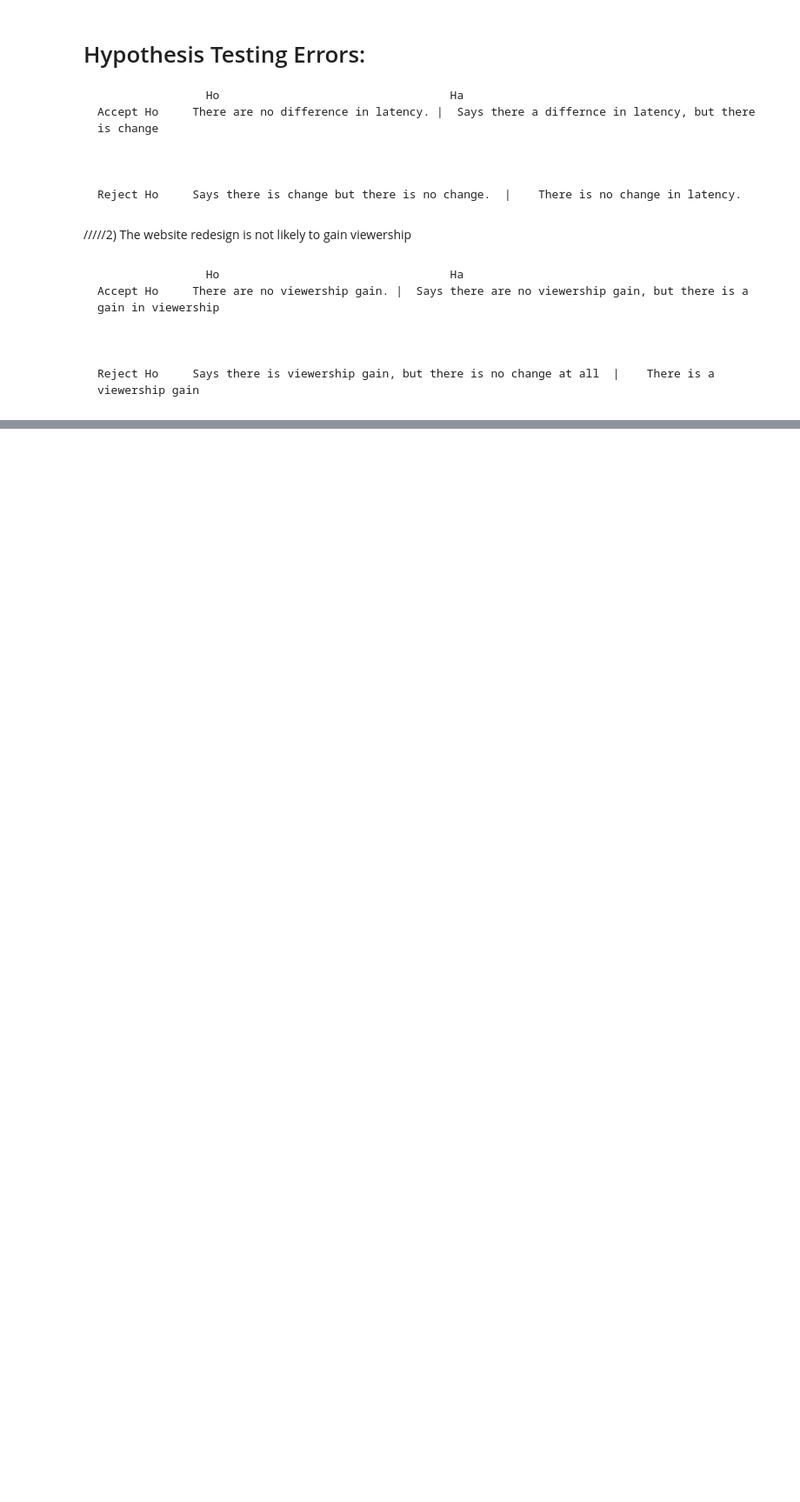
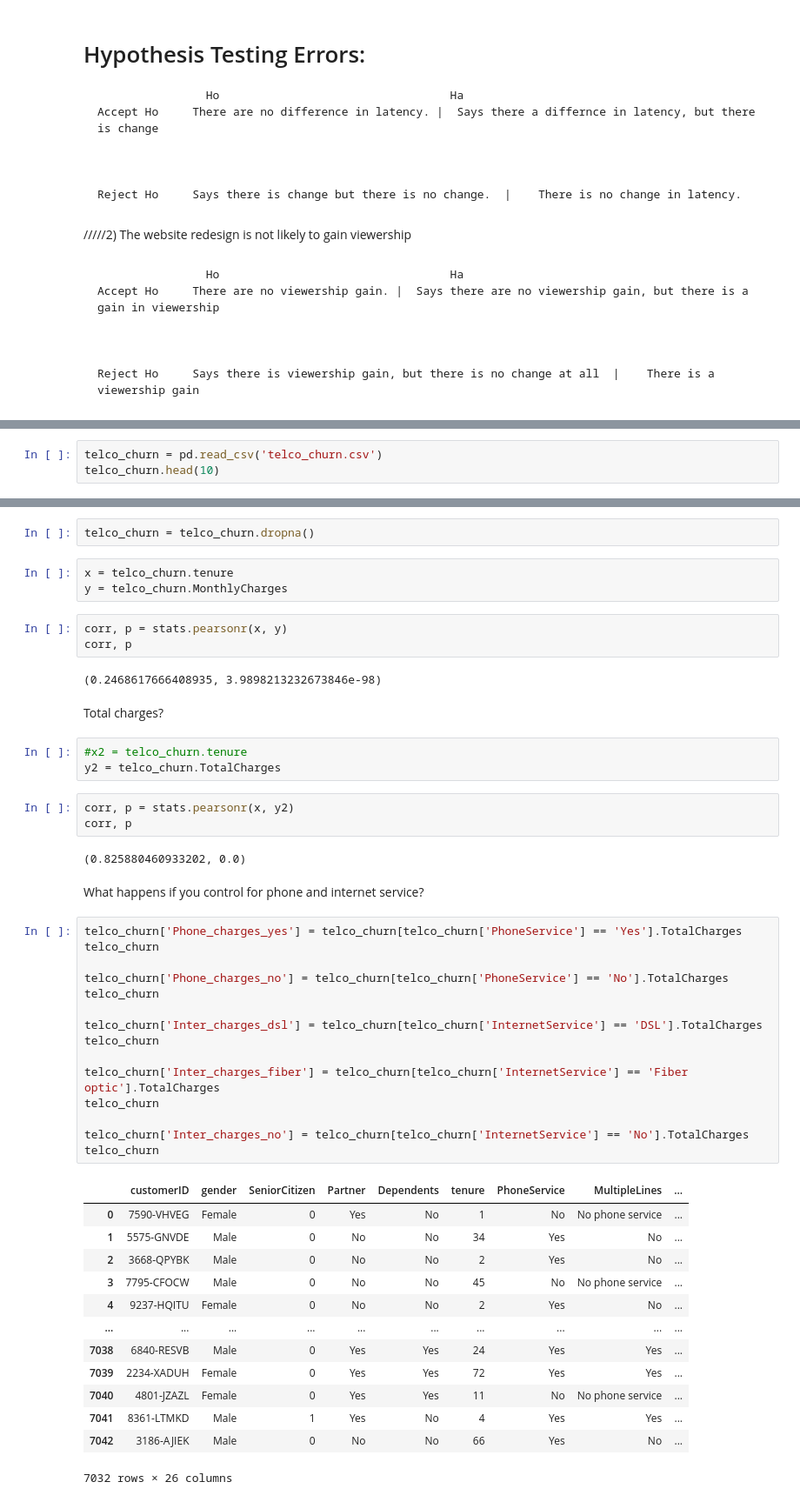
Before and after one commit to PGuajardo/statistics-exercises, a Jupyter notebook: hypothesis_testing.ipynb, the cells around one changed output, grey strips where cells are left out. Shown at 87% size. Drawn from its saved outputs; the diff is of its cells as text; blank space fills up the shorter version.

```diff
--- a/hypothesis_testing.ipynb
+++ b/hypothesis_testing.ipynb
@@ -56,0 +316,3 @@ Is our television ad driving more sales?
+# %%
+telco_churn = pd.read_csv('telco_churn.csv')
+telco_churn.head(10)
@@ -56,0 +354,51 @@ Is our television ad driving more sales?
+# %%
+telco_churn = telco_churn.dropna()
+# %%
+x = telco_churn.tenure
+y = telco_churn.MonthlyCharges
+# %%
+corr, p = stats.pearsonr(x, y)
+corr, p
+# %% [output]
+(0.2468617666408935, 3.9898213232673846e-98)
+# %% [markdown]
+Total charges?
+# %%
+#x2 = telco_churn.tenure
+y2 = telco_churn.TotalCharges
+# %%
+corr, p = stats.pearsonr(x, y2)
+corr, p
+# %% [output]
+(0.825880460933202, 0.0)
+# %% [markdown]
+What happens if you control for phone and internet service?
+# %%
+telco_churn['Phone_charges_yes'] = telco_churn[telco_churn['PhoneService'] == 'Yes'].TotalCharges
+telco_churn
+
+telco_churn['Phone_charges_no'] = telco_churn[telco_churn['PhoneService'] == 'No'].TotalCharges
+telco_churn
+
+telco_churn['Inter_charges_dsl'] = telco_churn[telco_churn['InternetService'] == 'DSL'].TotalCharges
+telco_churn
+
+telco_churn['Inter_charges_fiber'] = telco_churn[telco_churn['InternetService'] == 'Fiber optic'].TotalCharges
+telco_churn
+
+telco_churn['Inter_charges_no'] = telco_churn[telco_churn['InternetService'] == 'No'].TotalCharges
+telco_churn
+# %% [output]
+|  | customerID | gender | SeniorCitizen | Partner | Dependents | tenure | PhoneService | MultipleLines | ... |
+| 0 | 7590-VHVEG | Female | 0 | Yes | No | 1 | No | No phone service | ... |
+| 1 | 5575-GNVDE | Male | 0 | No | No | 34 | Yes | No | ... |
+| 2 | 3668-QPYBK | Male | 0 | No | No | 2 | Yes | No | ... |
+| 3 | 7795-CFOCW | Male | 0 | No | No | 45 | No | No phone service | ... |
+| 4 | 9237-HQITU | Female | 0 | No | No | 2 | Yes | No | ... |
+| ... | ... | ... | ... | ... | ... | ... | ... | ... | ... |
+| 7038 | 6840-RESVB | Male | 0 | Yes | Yes | 24 | Yes | Yes | ... |
+| 7039 | 2234-XADUH | Female | 0 | Yes | Yes | 72 | Yes | Yes | ... |
+| 7040 | 4801-JZAZL | Female | 0 | Yes | Yes | 11 | No | No phone service | ... |
+| 7041 | 8361-LTMKD | Male | 1 | Yes | No | 4 | Yes | Yes | ... |
+| 7042 | 3186-AJIEK | Male | 0 | No | No | 66 | Yes | No | ... |
+7032 rows × 26 columns
```
Also changed, not shown: parts of 74 cells of this notebook, 2 other files.
